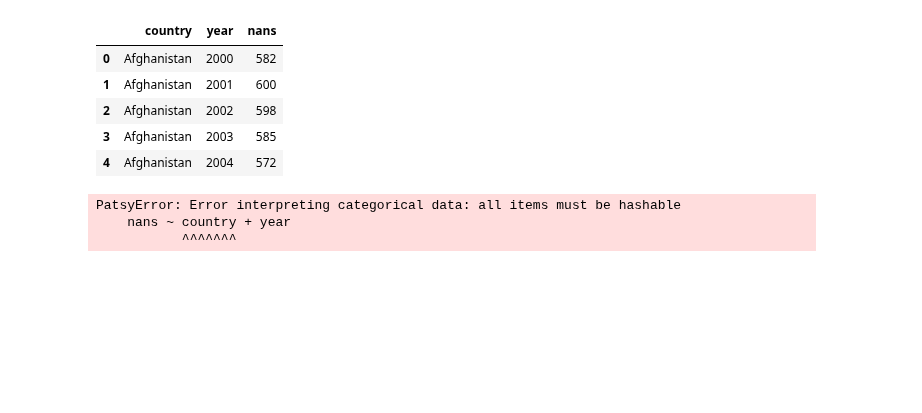
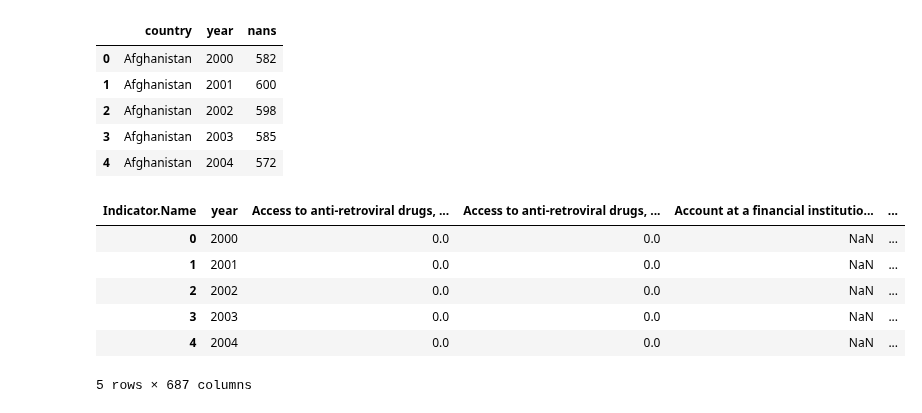
Before and after one commit to circushaase/Capstone-1_WorldBank_GenderData, a Jupyter notebook: Data_wrangling.ipynb, the cells around one changed output. Saved outputs shown, nothing was run; the diff lists cells and outputs as text; code cells hidden in the pictures; blank space fills up the shorter version.

```diff
--- a/Data_wrangling.ipynb
+++ b/Data_wrangling.ipynb
@@ -129,14 +123,15 @@ nacount.head()
 | 2 | Afghanistan | 2002 | 598 |
 | 3 | Afghanistan | 2003 | 585 |
 | 4 | Afghanistan | 2004 | 572 |
-# %%
-#nacountry = nacount.groupby(['country']).size()
-
-mod = smf.ols(formula='nans ~ country + year', data=nacount)
-res = mod.fit()
-res.summary()
-# %% [output]
-PatsyError: Error interpreting categorical data: all items must be hashable
-    nans ~ country + year
-           ^^^^^^^
+# %%
+allnum = dfvars.drop(['Country.Name'], axis =1)
+allnum.head()
+# %% [output]
+| Indicator.Name | year | Access to anti-retroviral drugs, ... | Access to anti-retroviral drugs, ... | Account at a financial institutio... | ... |
+| 0 | 2000 | 0.0 | 0.0 | NaN | ... |
+| 1 | 2001 | 0.0 | 0.0 | NaN | ... |
+| 2 | 2002 | 0.0 | 0.0 | NaN | ... |
+| 3 | 2003 | 0.0 | 0.0 | NaN | ... |
+| 4 | 2004 | 0.0 | 0.0 | NaN | ... |
+5 rows × 687 columns
 # %%
```
Also changed, not shown: parts of 6 cells of this notebook.
